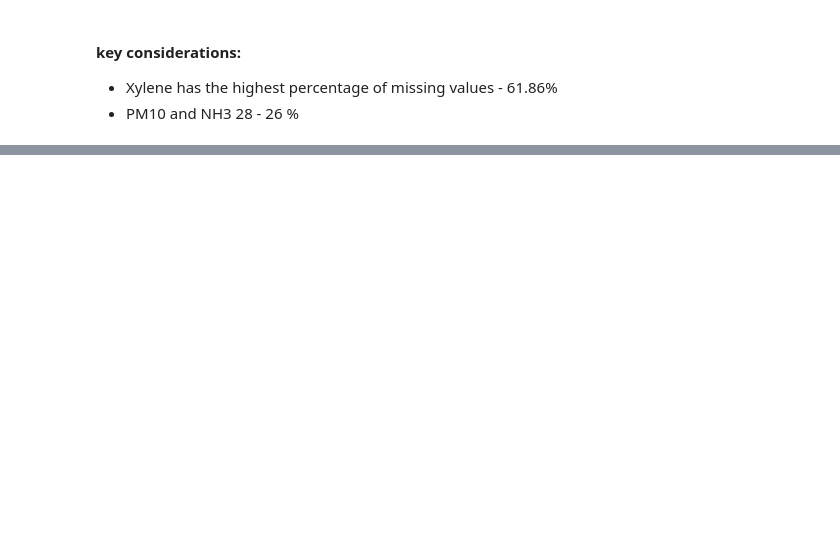
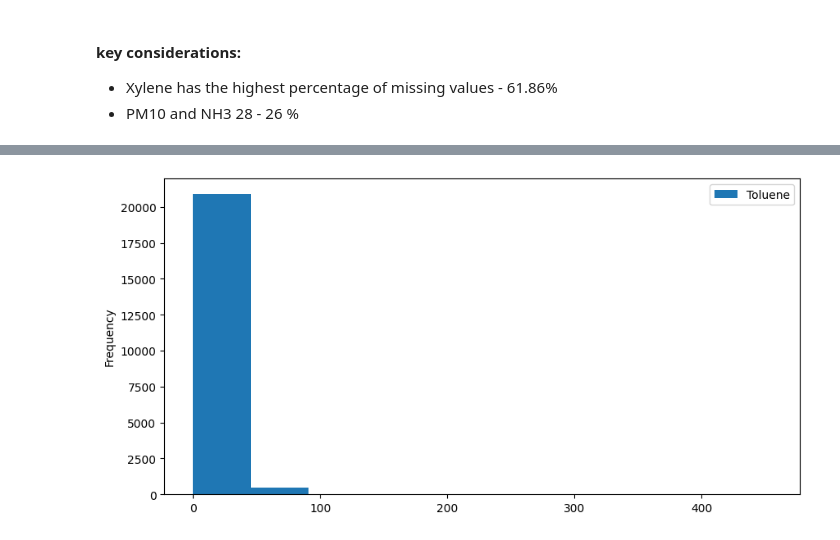
Before and after one commit to Srividya-dayyala/Air-Quality-Index-Prediction-Model-AICTE, a Jupyter notebook: AQI Prediction Model-checkpoint.ipynb, the cells around one changed output, grey strips where cells are left out. Saved outputs shown, nothing was run; the diff lists cells and outputs as text; code cells hidden in the pictures; blank space fills up the shorter version.

```diff
--- a/AQI Prediction Model-checkpoint.ipynb
+++ b/AQI Prediction Model-checkpoint.ipynb
@@ -178,0 +142,6 @@ dtype: float64
+# %%
+df['Toluene'].plot(kind = 'hist', figsize=(10,5))
+plt.legend()
+plt.show()
+# %% [output]
+[figure, added]
```
Also changed, not shown: parts of 46 cells of this notebook.
